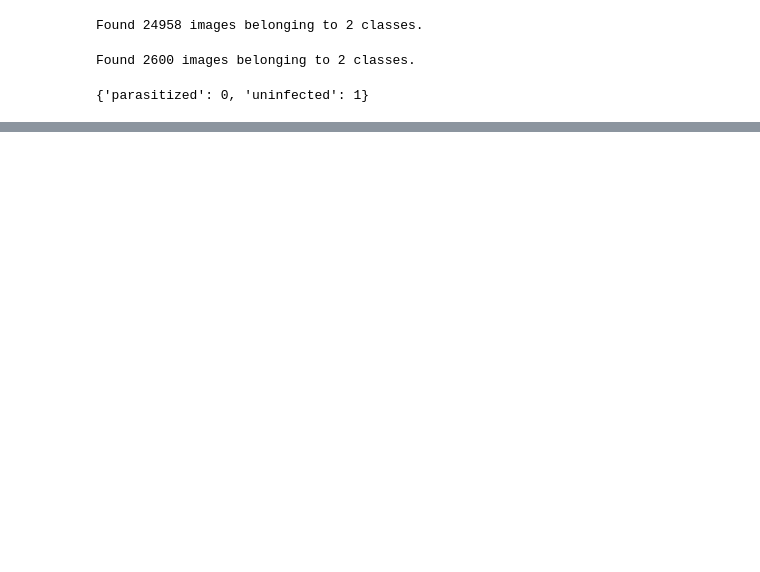
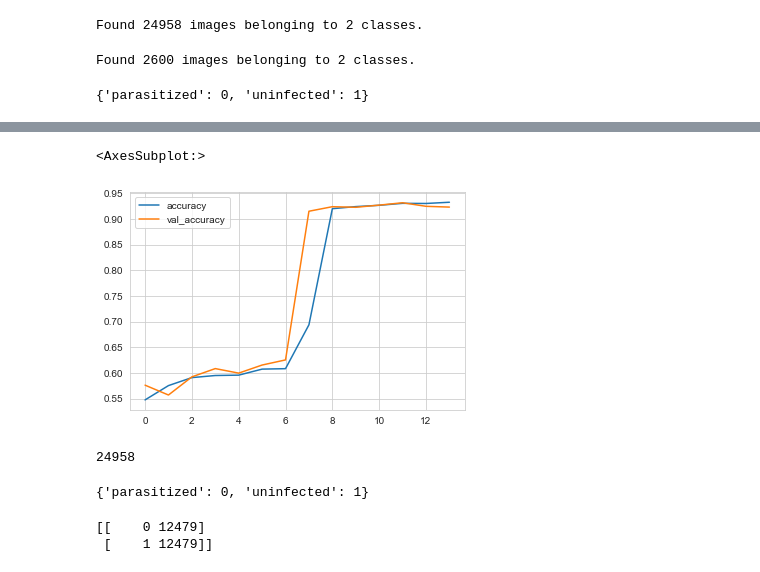
Before and after one commit to FabriceIRANKUNDA/CNNs_models, a Jupyter notebook: play_ground.ipynb, the cells around one changed output, grey strips where cells are left out. Saved outputs shown, nothing was run; the diff lists cells and outputs as text; code cells hidden in the pictures; blank space fills up the shorter version.

```diff
--- a/play_ground.ipynb
+++ b/play_ground.ipynb
@@ -257,0 +302,20 @@ results = model.fit_generator(train_image_gen, epochs=20,
+# %%
+losses[['accuracy', 'val_accuracy']].plot()
+# %% [output]
+<AxesSubplot:>
+[figure, added]
+# %%
+len(train_image_gen.classes)
+# %% [output]
+24958
+# %%
+train_image_gen.class_indices
+# %% [output]
+{'parasitized': 0, 'uninfected': 1}
+# %%
+unique, counts= np.unique(train_image_gen.classes, return_counts=True)
+frequencies = np.asarray((unique, counts)).T
+print(frequencies)
+# %% [output]
+[[    0 12479]
+ [    1 12479]]
```
Also changed, not shown: parts of 28 cells of this notebook.
